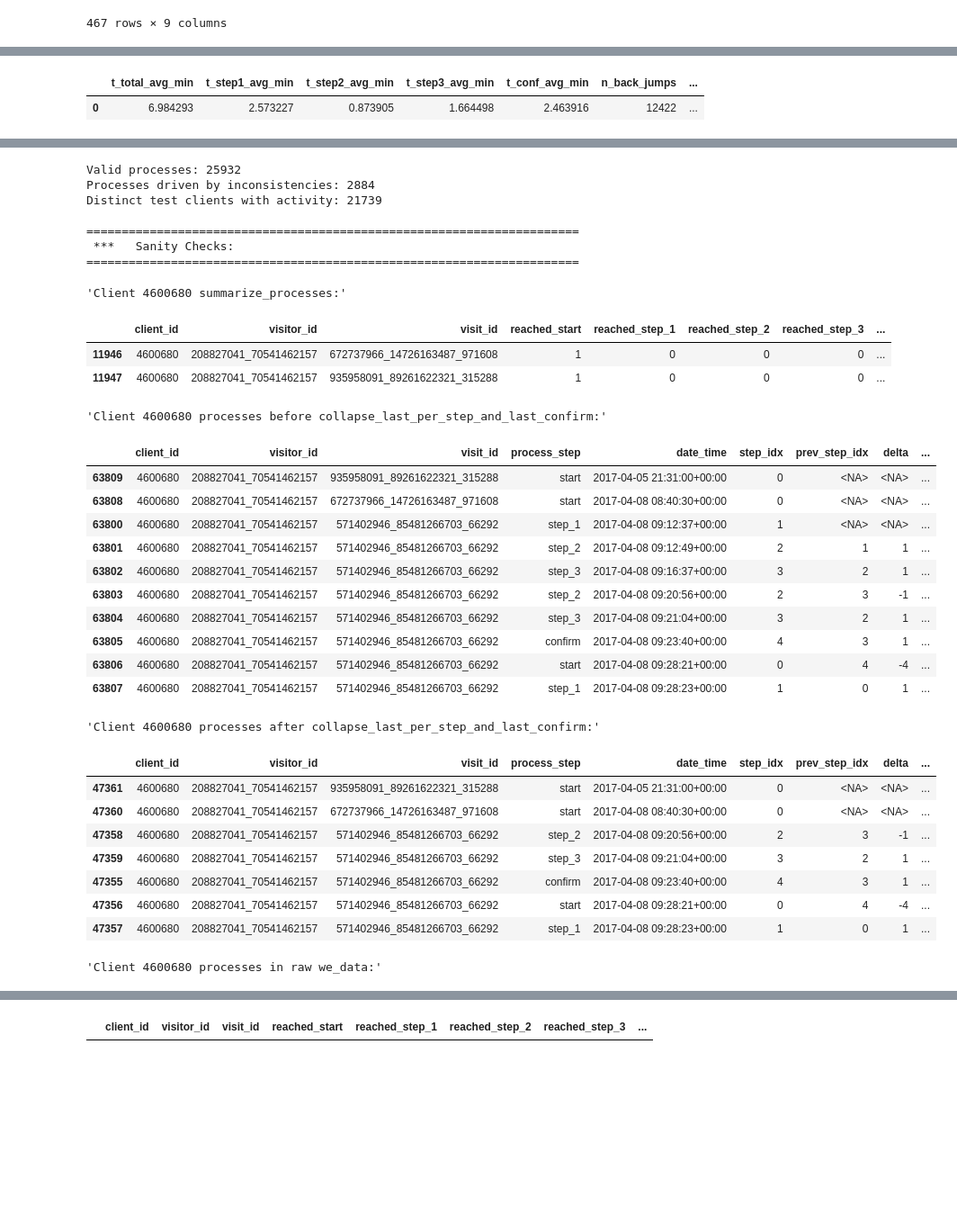
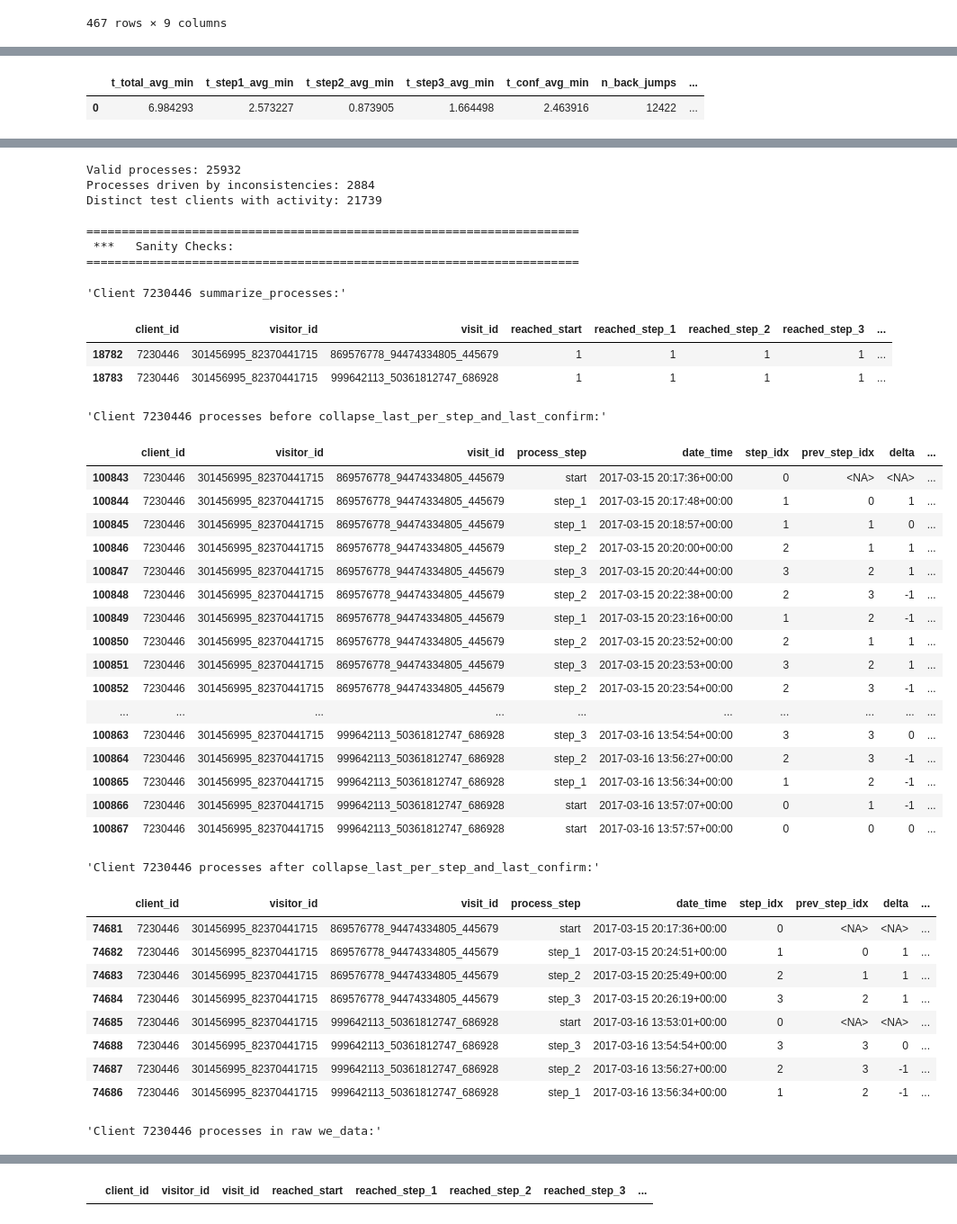
Before and after one commit to luispabloaiello-da/vanguard_project, a Jupyter notebook: notebooks/vanguard_funnel_kpis_.ipynb, the cells around one changed output, grey strips where cells are left out. Shown: that part at 90% size. Cells and saved outputs as stored; diff of their text form; code cells hidden in the pictures; blank space fills up the shorter version.

```diff
--- a/notebooks/vanguard_funnel_kpis_.ipynb
+++ b/notebooks/vanguard_funnel_kpis_.ipynb
@@ -244,17 +227,3 @@ def kpis_from_processes(proc: pd.DataFrame) -> pd.DataFrame:
-# %%
-def step_dropoff_table(proc: pd.DataFrame) -> pd.DataFrame:
-    d = proc.copy()
-    rows = [
-        ("start→step_1", int(d['reached_start'].sum()),   int(d['reached_step_1'].sum())),
-        ("step_1→step_2", int(d['reached_step_1'].sum()), int(d['reached_step_2'].sum())),
-        ("step_2→step_3", int(d['reached_step_2'].sum()), int(d['reached_step_3'].sum())),
-        ("step_3→confirm", int(d['reached_step_3'].sum()), int(d['completed'].sum())),
-    ]
-    out = pd.DataFrame(rows, columns=['from_to','n_from','n_to'])
-    out['conv_rate_%'] = 100 * out['n_to'] / out['n_from'].replace({0:np.nan})
-    out['conv_rate_%'] = out['conv_rate_%'].fillna(0.0)
-    out['dropoff_%'] = 100 - out['conv_rate_%']
-    return out
 # %%
 def stranger_things(proc_df: pd.DataFrame, key_cols=(KEY)):
     '''
@@ -366,7 +335,7 @@ print(f'\n======================================================================
 print(f' ***   Sanity Checks:')
 print(f'======================================================================')
 
-client_id=[81976]
+client_id=[21970]
 # client_id=[4079649, 4033851, 5305116, 1028, 69255, 613664, 21970, 81976]
 
 for id in (client_id):
@@ -490,7 +470,7 @@ print(f'\n======================================================================
 print(f' ***   Sanity Checks:')
 print(f'======================================================================')
 
-client_id=[4600680]
+client_id=[7230446]
 # client_id=[7230446, 555, 984576]
 
 for id in (client_id):
@@ -512,55 +492,62 @@ for id in (client_id):
 |  | client_id | visitor_id | visit_id | reached_start | reached_step_1 | reached_step_2 | reached_step_3 | ... |
 | 0 | 555 | 402506806_56087378777 | 637149525_38041617439_716659 | 1 | 1 | 1 | 1 | ... |
 | 1 | 647 | 66758770_53988066587 | 40369564_40101682850_311847 | 1 | 1 | 1 | 1 | ... |
 | 2 | 934 | 810392784_45004760546 | 7076463_57954418406_971348 | 1 | 0 | 0 | 0 | ... |
 | 3 | 1516 | 182314299_63168583136 | 255400977_38039535960_779641 | 1 | 1 | 1 | 1 | ... |
 | 4 | 1516 | 182314299_63168583136 | 481123290_95510977345_707323 | 1 | 1 | 1 | 0 | ... |
 |  | client_id | visitor_id | visit_id | t_start_step1 | t_step1_step2 | t_step2_step3 | t_step3_conf | t_total | ... |
 | 0 | 555 | 402506806_56087378777 | 637149525_38041617439_716659 | 0.116667 | 0.533333 | 1.650000 | 0.333333 | 2.633333 | ... |
 | 1 | 647 | 66758770_53988066587 | 40369564_40101682850_311847 | 0.116667 | 0.300000 | 3.150000 | 2.716667 | 6.283333 | ... |
 | 2 | 934 | 810392784_45004760546 | 7076463_57954418406_971348 | NaN | NaN | NaN | NaN | NaN | ... |
 | 3 | 1516 | 182314299_63168583136 | 255400977_38039535960_779641 | 0.933333 | 0.583333 | 10.116667 | 4.266667 | 15.900000 | ... |
 | 4 | 1516 | 182314299_63168583136 | 481123290_95510977345_707323 | 4.083333 | NaN | NaN | NaN | NaN | ... |
 |  | n_processes | started | step1_rate_% | step2_rate_% | step3_rate_% | completion_rate_% | successful_% | ... |
 | 0 | 25932 | 25932 | 85.947864 | 74.332871 | 66.894185 | 55.360173 | 42.333796 | ... |
 |  | t_total_avg_min | t_step1_avg_min | t_step2_avg_min | t_step3_avg_min | t_conf_avg_min | n_back_jumps | ... |
 | 0 | 6.984293 | 2.573227 | 0.873905 | 1.664498 | 2.463916 | 12422 | ... |
 |  | from_to | n_from | n_to | conv_rate_% | dropoff_% |
 | 0 | start→step_1 | 25932 | 22288 | 85.947864 | 14.052136 |
 | 1 | step_1→step_2 | 22288 | 19276 | 86.486001 | 13.513999 |
 | 2 | step_2→step_3 | 19276 | 17347 | 89.992737 | 10.007263 |
 | 3 | step_3→confirm | 17347 | 14356 | 82.757826 | 17.242174 |
 Valid processes: 25932
 Processes driven by inconsistencies: 2884
 Distinct test clients with activity: 21739
 
 ======================================================================
  ***   Sanity Checks:
 ======================================================================
-'Client 4600680 summarize_processes:'
+'Client 7230446 summarize_processes:'
 |  | client_id | visitor_id | visit_id | reached_start | reached_step_1 | reached_step_2 | reached_step_3 | ... |
-| 11946 | 4600680 | 208827041_70541462157 | 672737966_14726163487_971608 | 1 | 0 | 0 | 0 | ... |
-| 11947 | 4600680 | 208827041_70541462157 | 935958091_89261622321_315288 | 1 | 0 | 0 | 0 | ... |
+| 18782 | 7230446 | 301456995_82370441715 | 869576778_94474334805_445679 | 1 | 1 | 1 | 1 | ... |
+| 18783 | 7230446 | 301456995_82370441715 | 999642113_50361812747_686928 | 1 | 1 | 1 | 1 | ... |
-'Client 4600680 processes before collapse_last_per_step_and_last_confirm:'
+'Client 7230446 processes before collapse_last_per_step_and_last_confirm:'
 |  | client_id | visitor_id | visit_id | process_step | date_time | step_idx | prev_step_idx | delta | ... |
-| 63809 | 4600680 | 208827041_70541462157 | 935958091_89261622321_315288 | start | 2017-04-05 21:31:00+00:00 | 0 | <NA> | <NA> | ... |
-| 63808 | 4600680 | 208827041_70541462157 | 672737966_14726163487_971608 | start | 2017-04-08 08:40:30+00:00 | 0 | <NA> | <NA> | ... |
-| 63800 | 4600680 | 208827041_70541462157 | 571402946_85481266703_66292 | step_1 | 2017-04-08 09:12:37+00:00 | 1 | <NA> | <NA> | ... |
-| 63801 | 4600680 | 208827041_70541462157 | 571402946_85481266703_66292 | step_2 | 2017-04-08 09:12:49+00:00 | 2 | 1 | 1 | ... |
-| 63802 | 4600680 | 208827041_70541462157 | 571402946_85481266703_66292 | step_3 | 2017-04-08 09:16:37+00:00 | 3 | 2 | 1 | ... |
-| 63803 | 4600680 | 208827041_70541462157 | 571402946_85481266703_66292 | step_2 | 2017-04-08 09:20:56+00:00 | 2 | 3 | -1 | ... |
-| 63804 | 4600680 | 208827041_70541462157 | 571402946_85481266703_66292 | step_3 | 2017-04-08 09:21:04+00:00 | 3 | 2 | 1 | ... |
-| 63805 | 4600680 | 208827041_70541462157 | 571402946_85481266703_66292 | confirm | 2017-04-08 09:23:40+00:00 | 4 | 3 | 1 | ... |
-| 63806 | 4600680 | 208827041_70541462157 | 571402946_85481266703_66292 | start | 2017-04-08 09:28:21+00:00 | 0 | 4 | -4 | ... |
-| 63807 | 4600680 | 208827041_70541462157 | 571402946_85481266703_66292 | step_1 | 2017-04-08 09:28:23+00:00 | 1 | 0 | 1 | ... |
+| 100843 | 7230446 | 301456995_82370441715 | 869576778_94474334805_445679 | start | 2017-03-15 20:17:36+00:00 | 0 | <NA> | <NA> | ... |
+| 100844 | 7230446 | 301456995_82370441715 | 869576778_94474334805_445679 | step_1 | 2017-03-15 20:17:48+00:00 | 1 | 0 | 1 | ... |
+| 100845 | 7230446 | 301456995_82370441715 | 869576778_94474334805_445679 | step_1 | 2017-03-15 20:18:57+00:00 | 1 | 1 | 0 | ... |
+| 100846 | 7230446 | 301456995_82370441715 | 869576778_94474334805_445679 | step_2 | 2017-03-15 20:20:00+00:00 | 2 | 1 | 1 | ... |
+| 100847 | 7230446 | 301456995_82370441715 | 869576778_94474334805_445679 | step_3 | 2017-03-15 20:20:44+00:00 | 3 | 2 | 1 | ... |
+| 100848 | 7230446 | 301456995_82370441715 | 869576778_94474334805_445679 | step_2 | 2017-03-15 20:22:38+00:00 | 2 | 3 | -1 | ... |
+| 100849 | 7230446 | 301456995_82370441715 | 869576778_94474334805_445679 | step_1 | 2017-03-15 20:23:16+00:00 | 1 | 2 | -1 | ... |
+| 100850 | 7230446 | 301456995_82370441715 | 869576778_94474334805_445679 | step_2 | 2017-03-15 20:23:52+00:00 | 2 | 1 | 1 | ... |
+| 100851 | 7230446 | 301456995_82370441715 | 869576778_94474334805_445679 | step_3 | 2017-03-15 20:23:53+00:00 | 3 | 2 | 1 | ... |
+| 100852 | 7230446 | 301456995_82370441715 | 869576778_94474334805_445679 | step_2 | 2017-03-15 20:23:54+00:00 | 2 | 3 | -1 | ... |
+| ... | ... | ... | ... | ... | ... | ... | ... | ... | ... |
+| 100863 | 7230446 | 301456995_82370441715 | 999642113_50361812747_686928 | step_3 | 2017-03-16 13:54:54+00:00 | 3 | 3 | 0 | ... |
+| 100864 | 7230446 | 301456995_82370441715 | 999642113_50361812747_686928 | step_2 | 2017-03-16 13:56:27+00:00 | 2 | 3 | -1 | ... |
+| 100865 | 7230446 | 301456995_82370441715 | 999642113_50361812747_686928 | step_1 | 2017-03-16 13:56:34+00:00 | 1 | 2 | -1 | ... |
+| 100866 | 7230446 | 301456995_82370441715 | 999642113_50361812747_686928 | start | 2017-03-16 13:57:07+00:00 | 0 | 1 | -1 | ... |
+| 100867 | 7230446 | 301456995_82370441715 | 999642113_50361812747_686928 | start | 2017-03-16 13:57:57+00:00 | 0 | 0 | 0 | ... |
-'Client 4600680 processes after collapse_last_per_step_and_last_confirm:'
+'Client 7230446 processes after collapse_last_per_step_and_last_confirm:'
 |  | client_id | visitor_id | visit_id | process_step | date_time | step_idx | prev_step_idx | delta | ... |
-| 47361 | 4600680 | 208827041_70541462157 | 935958091_89261622321_315288 | start | 2017-04-05 21:31:00+00:00 | 0 | <NA> | <NA> | ... |
-| 47360 | 4600680 | 208827041_70541462157 | 672737966_14726163487_971608 | start | 2017-04-08 08:40:30+00:00 | 0 | <NA> | <NA> | ... |
-| 47358 | 4600680 | 208827041_70541462157 | 571402946_85481266703_66292 | step_2 | 2017-04-08 09:20:56+00:00 | 2 | 3 | -1 | ... |
-| 47359 | 4600680 | 208827041_70541462157 | 571402946_85481266703_66292 | step_3 | 2017-04-08 09:21:04+00:00 | 3 | 2 | 1 | ... |
-| 47355 | 4600680 | 208827041_70541462157 | 571402946_85481266703_66292 | confirm | 2017-04-08 09:23:40+00:00 | 4 | 3 | 1 | ... |
-| 47356 | 4600680 | 208827041_70541462157 | 571402946_85481266703_66292 | start | 2017-04-08 09:28:21+00:00 | 0 | 4 | -4 | ... |
-| 47357 | 4600680 | 208827041_70541462157 | 571402946_85481266703_66292 | step_1 | 2017-04-08 09:28:23+00:00 | 1 | 0 | 1 | ... |
+| 74681 | 7230446 | 301456995_82370441715 | 869576778_94474334805_445679 | start | 2017-03-15 20:17:36+00:00 | 0 | <NA> | <NA> | ... |
+| 74682 | 7230446 | 301456995_82370441715 | 869576778_94474334805_445679 | step_1 | 2017-03-15 20:24:51+00:00 | 1 | 0 | 1 | ... |
+| 74683 | 7230446 | 301456995_82370441715 | 869576778_94474334805_445679 | step_2 | 2017-03-15 20:25:49+00:00 | 2 | 1 | 1 | ... |
+| 74684 | 7230446 | 301456995_82370441715 | 869576778_94474334805_445679 | step_3 | 2017-03-15 20:26:19+00:00 | 3 | 2 | 1 | ... |
+| 74685 | 7230446 | 301456995_82370441715 | 999642113_50361812747_686928 | start | 2017-03-16 13:53:01+00:00 | 0 | <NA> | <NA> | ... |
+| 74688 | 7230446 | 301456995_82370441715 | 999642113_50361812747_686928 | step_3 | 2017-03-16 13:54:54+00:00 | 3 | 3 | 0 | ... |
+| 74687 | 7230446 | 301456995_82370441715 | 999642113_50361812747_686928 | step_2 | 2017-03-16 13:56:27+00:00 | 2 | 3 | -1 | ... |
+| 74686 | 7230446 | 301456995_82370441715 | 999642113_50361812747_686928 | step_1 | 2017-03-16 13:56:34+00:00 | 1 | 2 | -1 | ... |
-'Client 4600680 processes in raw we_data:'
+'Client 7230446 processes in raw we_data:'
 |  | client_id | visitor_id | visit_id | process_step | date_time |
```
Also changed, not shown: parts of 4 cells of this notebook, 14 other files.
